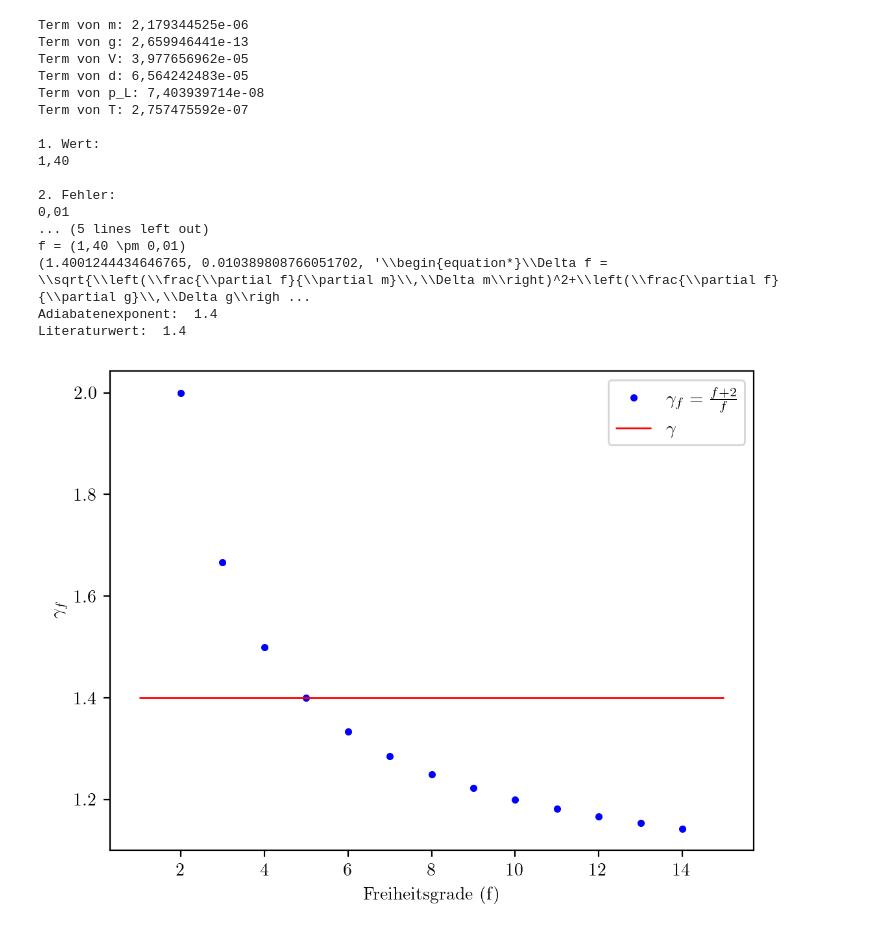
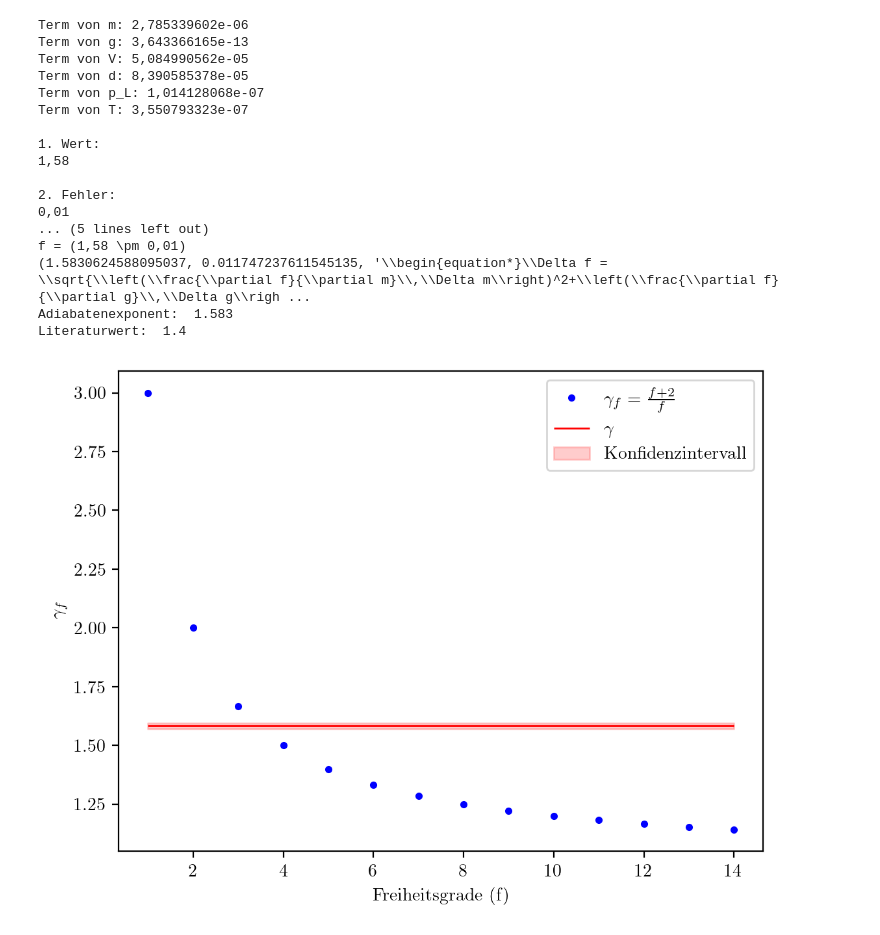
Before and after one commit to OGentner/AP1-Gruppe-143, a Jupyter notebook: V32_Auswertung.ipynb, the cells around one changed output. Drawn from its saved outputs; the diff is of its cells as text; code cells hidden in the pictures.

```diff
--- a/V32_Auswertung.ipynb
+++ b/V32_Auswertung.ipynb
@@ -59,19 +58,14 @@ print(makeLaTexTable(data2, ("Perioden", "Periodendauer"), "Periodendauern über
 # %%
 # Kombination der Ergebnisse
 
-# Individueller Fehler jedes Periodendauer-Messwerts:
-# Die Unsicherheit der Gesamtzeit wird durch die Anzahl der Perioden geteilt.
-fehler_periodendauer = Standardabweichung_Periodendauer1 / perioden
+# Gewichtsfaktoren mit der Standardabweichung der Gesamtzeit
+w1 = 1/((Standardabweichung_Gesamtzeit/perioden)**2)
 
-# Gewichtsfaktoren aus den individuellen Unsicherheiten
-gewichte = 1 / fehler_periodendauer**2
+# gewichtetes arithmetisches Mittel
+gewichtetes_mittel = np.sum(w1*periodendauer2)/np.sum(w1)
+print("Gewichtetes mittel: ", gewichtetes_mittel)
 
-# Gewichtetes arithmetisches Mittel
-gewichtetes_mittel = np.sum(gewichte * periodendauer2) / np.sum(gewichte)
-print("Gewichtetes Mittel: ", gewichtetes_mittel)
-
-# Unsicherheit des gewichteten Mittels
-fehler_gewichtetes_mittel = np.sqrt(1 / np.sum(gewichte))
+# Fehler des gewichteten Mittels
+fehler_gewichtetes_mittel = np.sqrt(1/np.sum(w1))
 print("Fehler des gewichteten Mittels: ", fehler_gewichtetes_mittel)
-print("Individuelle Fehler: ", fehler_periodendauer)
 # %% [output]
@@ -106,20 +96,20 @@ g = 9.808
 V = 2220e-6
 d = 13.8e-3
 pL = 99050
-pL = 102540
+# pL = 102540
 # manuelle Berechnung
 A = np.pi * (d/2)**2
 p = pL + (4*m*g)/(np.pi*d**2)
 kappa = (4 * np.pi**2 * m * V) / (A**2 * p * gewichtetes_mittel**2)
 
 # Gausfunktion zur Fehlerfortpflanzung
-sm, sg, sV, sd, spL, sgewichtetes_mittel= sp.symbols('m g V d p_L T')
-# kappa_f = (4 * np.pi**2 * sm * sV) / ((np.pi * (sd/2)**2)**2 * (pL + (4*m*g)/(np.pi*d**2)) * gewichtetes_mittel**2)
-kappa_f = ((64 * sm * sV)/(sd**4 * (spL + (4*sm*sg)/(np.pi*sd**2)) * sgewichtetes_mittel**2))
+sm, sg, sV, sd, spL, sT = sp.symbols('m g V d p_L T')
+# kappa_f = (4 * np.pi**2 * sm * sV) / ((np.pi * (sd/2)**2)**2 * (pL + (4*m*g)/(np.pi*sd**2)) * gewichtetes_mittel**2)
+kappa_f = ((64 * sm * sV)/(sd**4 * (spL + (4*sm*sg)/(np.pi*sd**2)) * sT**2))
 
 k = (gauss_error_values(
     kappa_f,
-    [sm, sg, sV, sd, spL, sgewichtetes_mittel],
+    [sm, sg, sV, sd, spL, sT],
     [m, g, V, d, pL, gewichtetes_mittel],
     [0.006e-3, 0.001, 10e-6, 0.02e-3, 20, fehler_gewichtetes_mittel],
     returnLaTex=True
@@ -134,37 +124,45 @@ kappafehler = k[1]
 print("Adiabatenexponent: ", np.round(kappa, 3))
 print("Literaturwert: ", 1.40)
 # %% [output]
-Term von m: 2,179344525e-06
-Term von g: 2,659946441e-13
-Term von V: 3,977656962e-05
-Term von d: 6,564242483e-05
-Term von p_L: 7,403939714e-08
-Term von T: 2,757475592e-07
+Term von m: 2,785339602e-06
+Term von g: 3,643366165e-13
+Term von V: 5,084990562e-05
+Term von d: 8,390585378e-05
+Term von p_L: 1,014128068e-07
+Term von T: 3,550793323e-07
 
 1. Wert:
-1,40
+1,58
 
 2. Fehler:
 0,01
 ... (5 lines left out)
-f = (1,40 \pm 0,01)
-(1.4001244434646765, 0.010389808766051702, '\\begin{equation*}\\Delta f = \\sqrt{\\left(\\frac{\\partial f}{\\partial m}\\,\\Delta m\\right)^2+\\left(\\frac{\\partial f}{\\partial g}\\,\\Delta g\\righ ...
-Adiabatenexponent:  1.4
+f = (1,58 \pm 0,01)
+(1.5830624588095037, 0.011747237611545135, '\\begin{equation*}\\Delta f = \\sqrt{\\left(\\frac{\\partial f}{\\partial m}\\,\\Delta m\\right)^2+\\left(\\frac{\\partial f}{\\partial g}\\,\\Delta g\\righ ...
+Adiabatenexponent:  1.583
 Literaturwert:  1.4
 # %%
 # gamma der Freiheitsgrade
-f = np.arange(2, 15)
+f = np.arange(1, 15)
 gammaf = (f+2)/f
 
 fig, ax = plt.subplots(dpi=200)
 ax.plot(f, gammaf, '.', label=r'$\gamma_f=\frac{f+2}{f}$', color='b', linewidth=1)
-ax.hlines(y=kappa, xmin=1, xmax=15, color='r', linestyle='-', label=r'$\gamma$', linewidth=1)
+ax.hlines(y=kappa, xmin=1, xmax=14, color='r', linestyle='-', label=r'$\gamma$', linewidth=1)
+plt.fill_between(
+    f,
+    kappa -  kappafehler,
+    kappa + kappafehler,
+    color="red",
+    alpha=0.2,  # Transparenz (sehr wichtig für die Sichtbarkeit)
+    label=r"Konfidenzintervall",
+)
 ax.set_xlabel('Freiheitsgrade (f)')
 ax.set_ylabel('$\gamma_f$')
 ax.legend()
 plt.show()
 # %% [output]
-[figure, old version]
+[figure, new version]
 # %%
 # Diagramm |z| mit z = 2
 z = (abs(kappa - gammaf))/kappafehler
```
Also changed, not shown: parts of 5 cells of this notebook.
